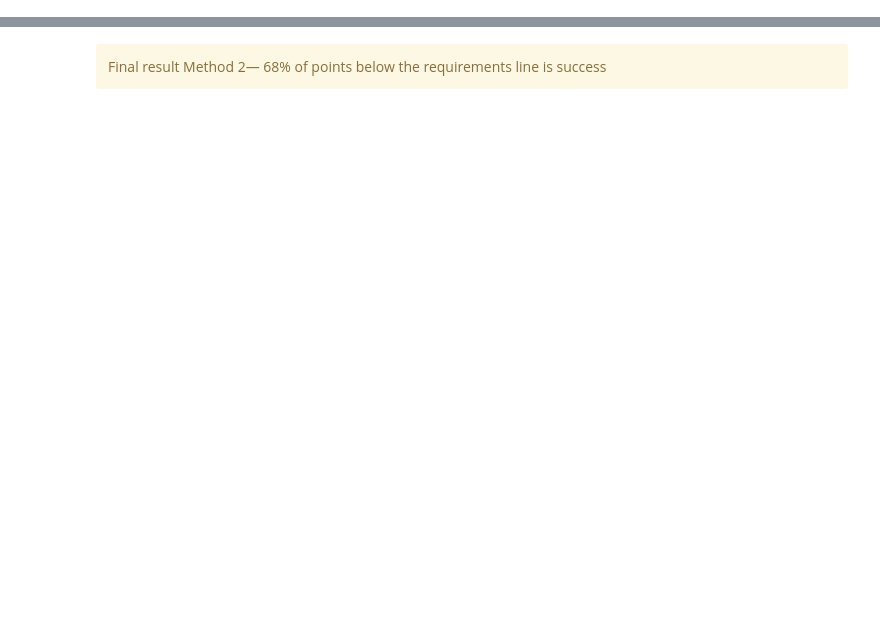
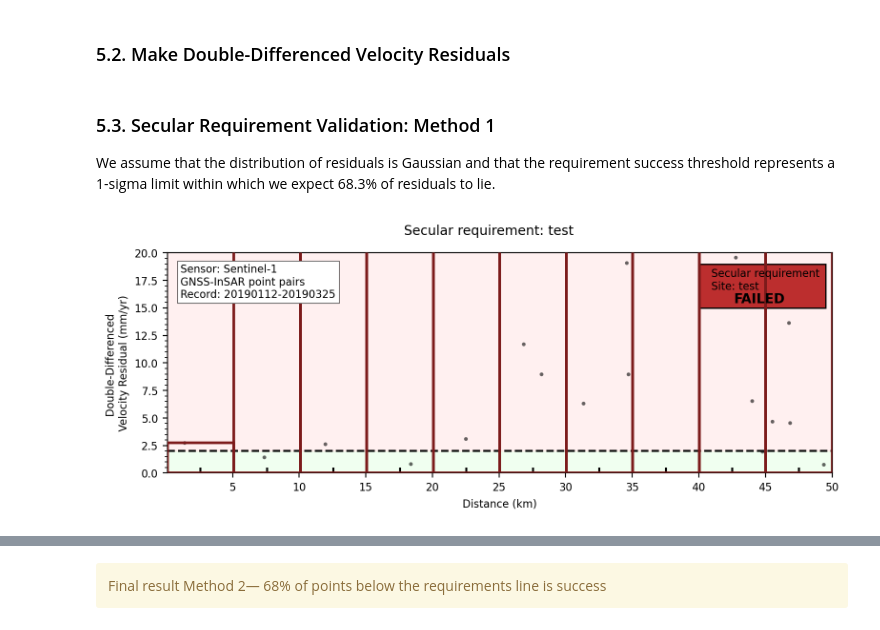
Before and after one commit to nisar-solid/ATBD, a Jupyter notebook: methods/secular/Secular_Requirement_Validation.ipynb, the cells around one changed output, grey strips where cells are left out. Saved outputs shown, nothing was run; the diff lists cells and outputs as text; code cells hidden in the pictures; blank space fills up the shorter version.

```diff
--- a/methods/secular/Secular_Requirement_Validation.ipynb
+++ b/methods/secular/Secular_Requirement_Validation.ipynb
@@ -746,0 +533,14 @@ Final result Method 1—Successful when 68% of points below requirements line
+# %%
+gnss_velocities = gnss.get_los_obs(insar_metadata,
+                            'velocity',
+                            site_names,
+                            start_date=start_date,
+                            end_date=end_date,
+                            gnss_comp='enu2los',
+                            redo=True)
+
+# scale site velocities from m/yr to mm/yr
+gnss_velocities *= 1000.
+
+print('\n site   vel_los [mm/yr]')
+print(np.array([site_names, gnss_velocities]).T)
@@ -746,0 +660,2 @@ Final result Method 1—Successful when 68% of points below requirements line
+# %% [markdown]
+### 5.2. Make Double-Differenced Velocity Residuals <a id='make_ddiff'></a>
@@ -747,2 +690,33 @@ Final result Method 1—Successful when 68% of points below requirements line
+# %% [markdown]
+### 5.3. Secular Requirement Validation: Method 1 <a id='secular_validation_method1'></a>
+
+We assume that the distribution of residuals is Gaussian and that the requirement success threshold represents a 1-sigma limit within which we expect 68.3% of residuals to lie.
+# %%
+# Define requirement
+secular_threshold_rqmt = 2  # mm/yr
+secular_distance_rqmt = [0.1, 50.0]  # km
+
+# Validation parameters
+n_bins = 10
+threshold = 0.683
+
+# Validation figure and assessment
+validation_table, fig = display_validation(gnss_site_dist,                      # binned distance for point
+                                           double_diff_rel_measure,             # binned double-difference velocities mm/yr
+                                           site,                                # cal/val site name
+                                           start_date,                          # start date of InSAR dataset
+                                           end_date,                            # end date of InSAR dataset
+                                           requirement=secular_threshold_rqmt,  # measurement requirement to meet, e.g 2 mm/yr for 3 years of data over 0.1-50km
+                                           distance_rqmt=secular_distance_rqmt, # distance over requirement is to meet, e.g. over length scales of 0.1-50 km [0.1, 50]
+                                           n_bins=n_bins,                       # number of bins, to collect statistics
+                                           threshold=threshold,                 # quantile threshold for point-pairs that pass requirement, e.g. 0.683 - we expect 68.3% of residuals to lie.
+                                           sensor='Sentinel-1',                 # sensor that is validated, Sentinel-1 or NISAR
+                                           validation_type='secular',           # validation for: secular, transient, coseismic requirement
+                                           validation_data='GNSS')              # validation method: GNSS - Method 1, InSAR - Method 2
+
+out_fig = os.path.abspath('secular_insar-gnss_velocity_vs_distance.png')
+fig.savefig(out_fig, bbox_inches='tight', transparent=True, dpi=30)
+# %% [output]
+[figure, added]
 # %%
 display_validation_table(validation_table)
```
Also changed, not shown: parts of 105 cells of this notebook, 2 other files.
